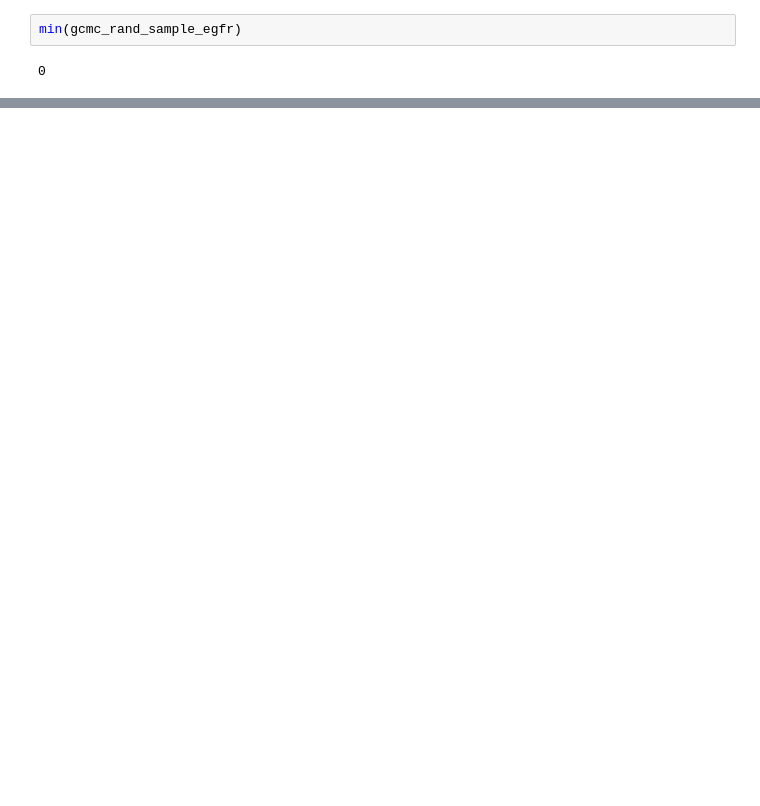
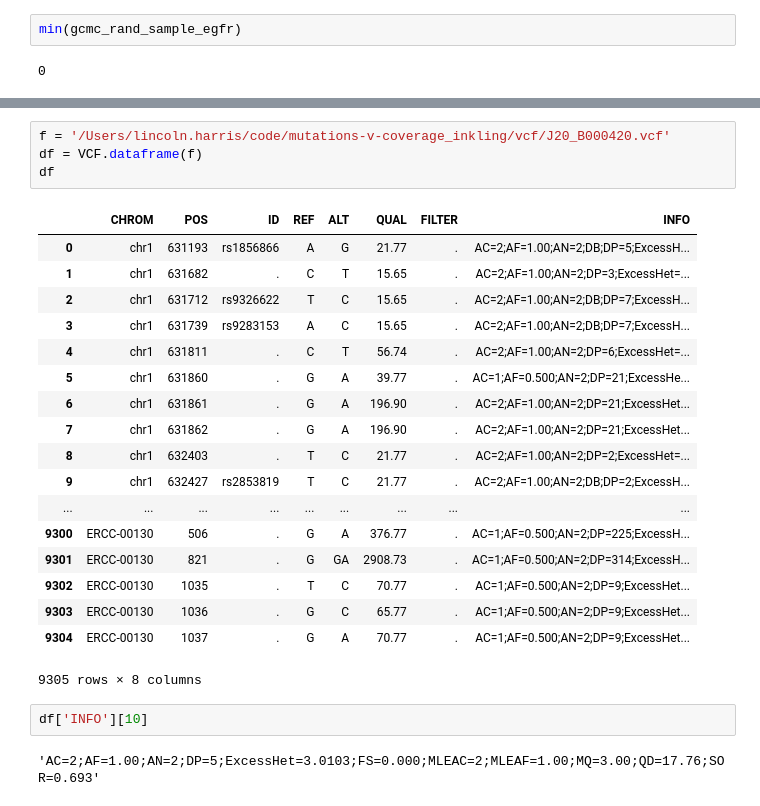
Before and after one commit to lincoln-harris/mutations-v-coverage_inkling, a Jupyter notebook: sandbox.ipynb, the cells around one changed output, grey strips where cells are left out. Drawn from its saved outputs; the diff is of its cells as text; blank space fills up the shorter version.

```diff
--- a/sandbox.ipynb
+++ b/sandbox.ipynb
@@ -85,0 +87,27 @@ max(gcmc_rand_sample_egfr)
+# %%
+f = '/Users/lincoln.harris/code/mutations-v-coverage_inkling/vcf/J20_B000420.vcf'
+df = VCF.dataframe(f)
+df
+# %% [output]
+|  | CHROM | POS | ID | REF | ALT | QUAL | FILTER | INFO |
+| 0 | chr1 | 631193 | rs1856866 | A | G | 21.77 | . | AC=2;AF=1.00;AN=2;DB;DP=5;ExcessH... |
+| 1 | chr1 | 631682 | . | C | T | 15.65 | . | AC=2;AF=1.00;AN=2;DP=3;ExcessHet=... |
+| 2 | chr1 | 631712 | rs9326622 | T | C | 15.65 | . | AC=2;AF=1.00;AN=2;DB;DP=7;ExcessH... |
+| 3 | chr1 | 631739 | rs9283153 | A | C | 15.65 | . | AC=2;AF=1.00;AN=2;DB;DP=7;ExcessH... |
+| 4 | chr1 | 631811 | . | C | T | 56.74 | . | AC=2;AF=1.00;AN=2;DP=6;ExcessHet=... |
+| 5 | chr1 | 631860 | . | G | A | 39.77 | . | AC=1;AF=0.500;AN=2;DP=21;ExcessHe... |
+| 6 | chr1 | 631861 | . | G | A | 196.90 | . | AC=2;AF=1.00;AN=2;DP=21;ExcessHet... |
+| 7 | chr1 | 631862 | . | G | A | 196.90 | . | AC=2;AF=1.00;AN=2;DP=21;ExcessHet... |
+| 8 | chr1 | 632403 | . | T | C | 21.77 | . | AC=2;AF=1.00;AN=2;DP=2;ExcessHet=... |
+| 9 | chr1 | 632427 | rs2853819 | T | C | 21.77 | . | AC=2;AF=1.00;AN=2;DB;DP=2;ExcessH... |
+| ... | ... | ... | ... | ... | ... | ... | ... | ... |
+| 9300 | ERCC-00130 | 506 | . | G | A | 376.77 | . | AC=1;AF=0.500;AN=2;DP=225;ExcessH... |
+| 9301 | ERCC-00130 | 821 | . | G | GA | 2908.73 | . | AC=1;AF=0.500;AN=2;DP=314;ExcessH... |
+| 9302 | ERCC-00130 | 1035 | . | T | C | 70.77 | . | AC=1;AF=0.500;AN=2;DP=9;ExcessHet... |
+| 9303 | ERCC-00130 | 1036 | . | G | C | 65.77 | . | AC=1;AF=0.500;AN=2;DP=9;ExcessHet... |
+| 9304 | ERCC-00130 | 1037 | . | G | A | 70.77 | . | AC=1;AF=0.500;AN=2;DP=9;ExcessHet... |
+9305 rows × 8 columns
+# %%
+df['INFO'][10]
+# %% [output]
+'AC=2;AF=1.00;AN=2;DP=5;ExcessHet=3.0103;FS=0.000;MLEAC=2;MLEAF=1.00;MQ=3.00;QD=17.76;SOR=0.693'
```
Also changed, not shown: parts of 4 cells of this notebook, 4 other files.
